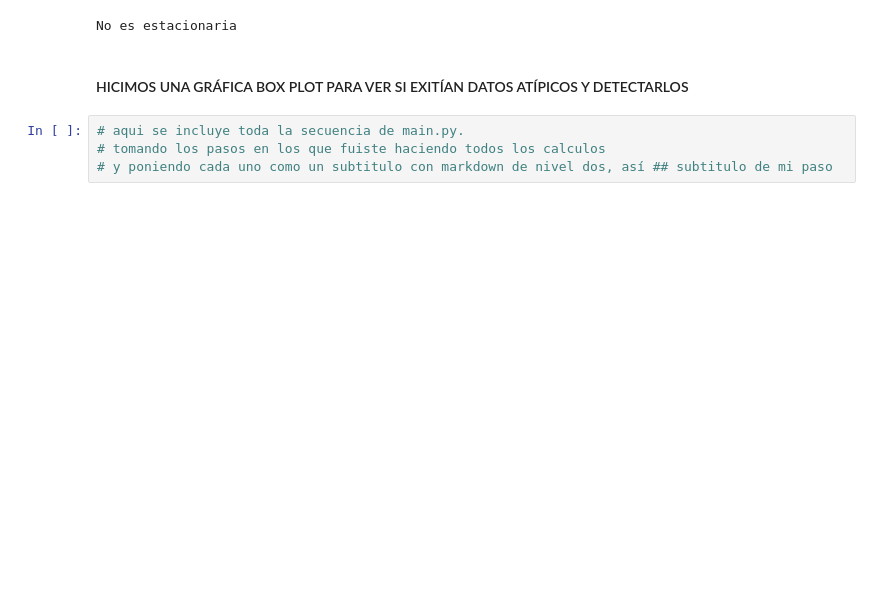
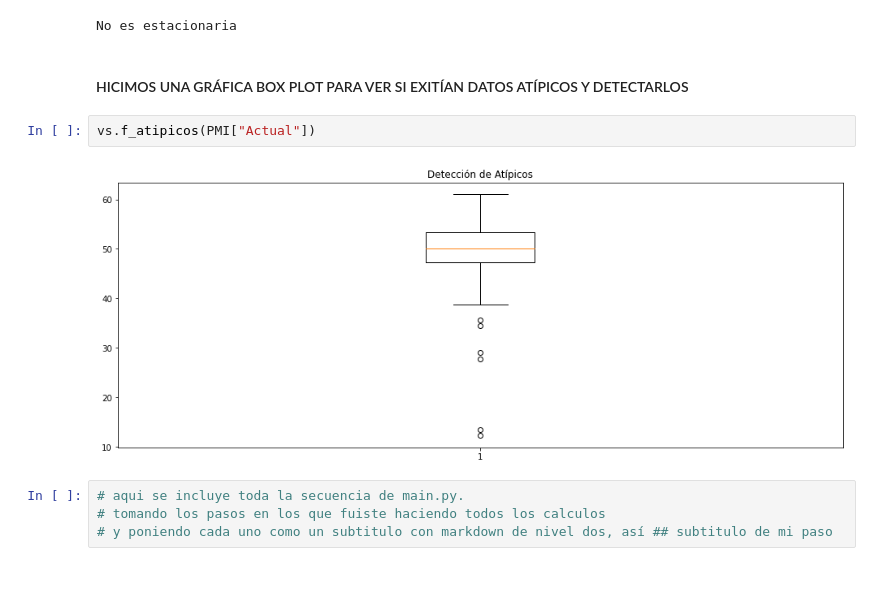
Before and after one commit to Sofiagarciaif/MyST_Proyecto_Final, a Jupyter notebook: notebook.ipynb, the cells around one changed output. Drawn from its saved outputs; the diff is of its cells as text; blank space fills up the shorter version.

```diff
--- a/notebook.ipynb
+++ b/notebook.ipynb
@@ -135,6 +135,10 @@ vs.f_estacionariedad(D_IPC)
 No es estacionaria
 # %% [markdown]
 #### <font color= a05000 > HICIMOS UNA GRÁFICA BOX PLOT PARA VER SI EXITÍAN DATOS ATÍPICOS Y DETECTARLOS
+# %%
+vs.f_atipicos(PMI["Actual"])
+# %% [output]
+[figure, added]
 # %%
 # aqui se incluye toda la secuencia de main.py.
 # tomando los pasos en los que fuiste haciendo todos los calculos
```
Also changed, not shown: parts of 9 cells of this notebook, 4 other files.
